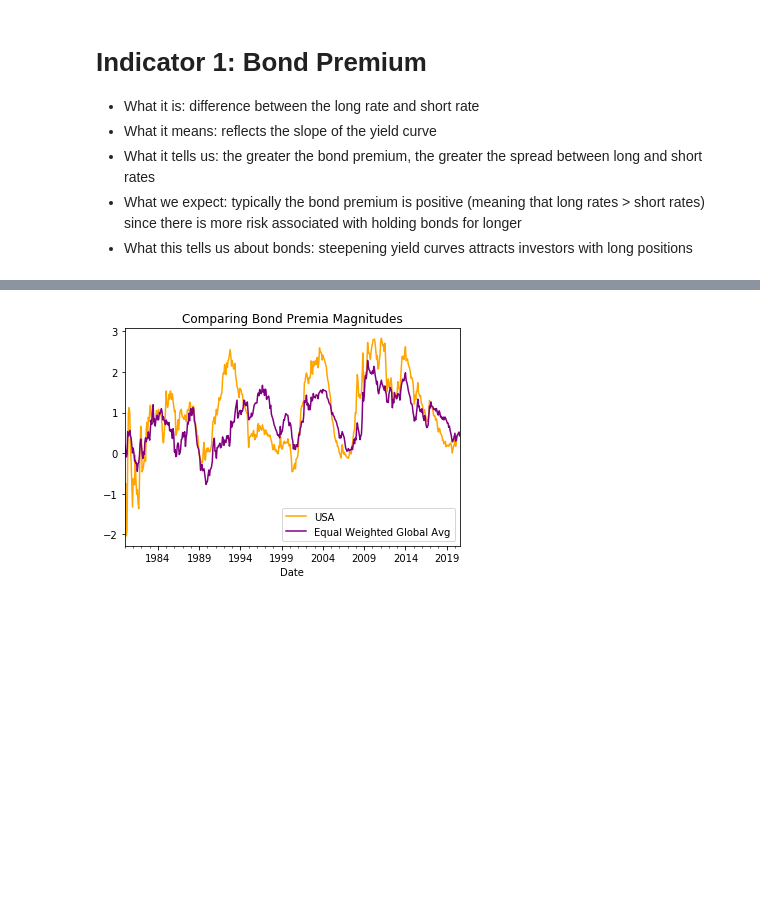
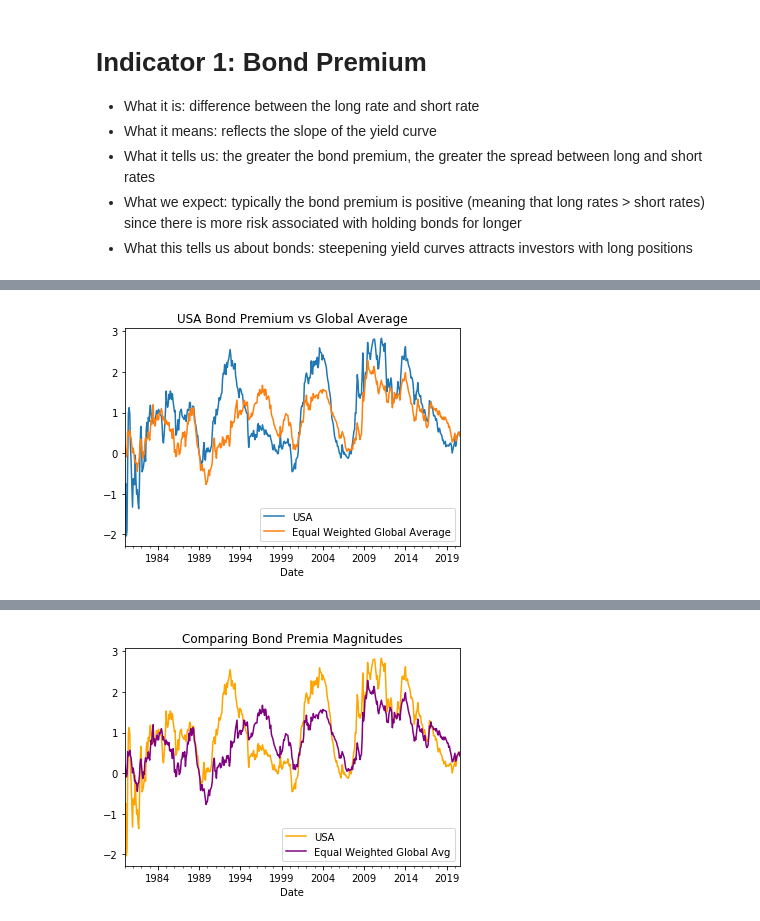
Before and after one commit to Mike-Huntress/Internship2020, a Jupyter notebook: Project.ipynb, the cells around one changed output, grey strips where cells are left out. Saved outputs shown, nothing was run; the diff lists cells and outputs as text; code cells hidden in the pictures; blank space fills up the shorter version.

```diff
--- a/Project.ipynb
+++ b/Project.ipynb
@@ -68,0 +200,10 @@ To register the converters:
+# %%
+country = 'USA'
+BondPremium[country].plot()
+BondPremium[average].plot()
+plt.title(f'{country} Bond Premium vs Global Average')
+plt.legend([country, 'Equal Weighted Global Average'])
+plt.xlabel('Date')
+plt.show()
+# %% [output]
+[figure, added]
```
Also changed, not shown: parts of 20 cells of this notebook.
